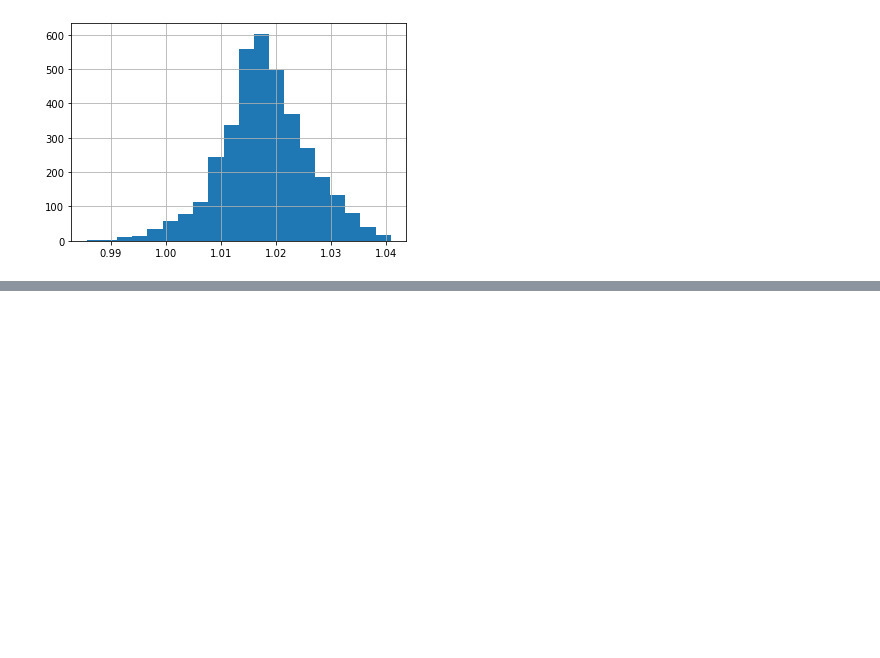
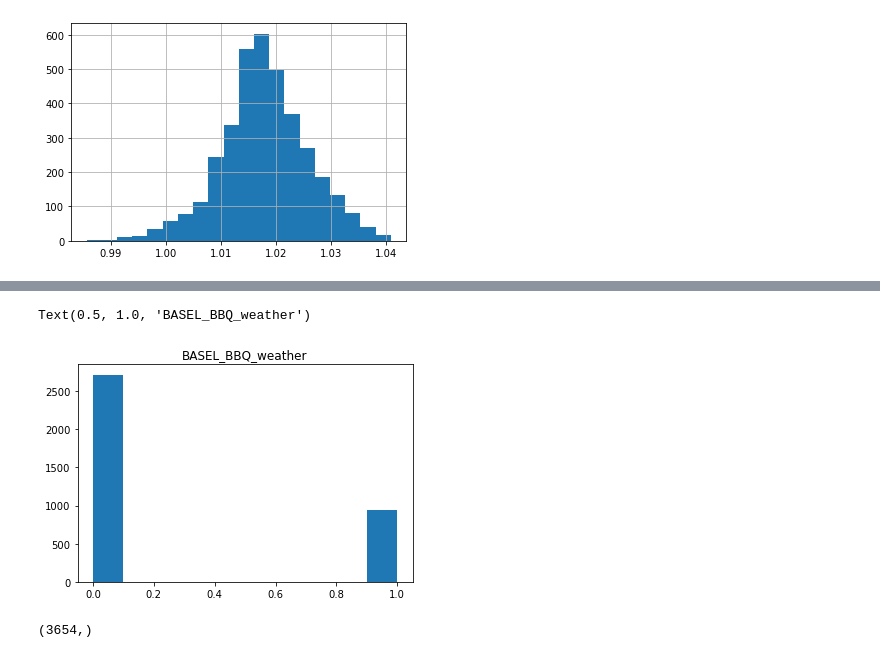
Before and after one commit to florian-huber/weather_prediction_dataset, a Jupyter notebook: notebooks/Create_weather_prediction_dataset.ipynb, the cells around one changed output, grey strips where cells are left out. Cells and saved outputs as stored; diff of their text form; code cells hidden in the pictures; blank space fills up the shorter version.

Commit message:
update and expand dataset creation notebook

```diff
--- a/notebooks/Create_weather_prediction_dataset.ipynb
+++ b/notebooks/Create_weather_prediction_dataset.ipynb
@@ -8,8 +8,7 @@ import tensorflow as tf
 from matplotlib import pyplot as plt
 # %%
 path_root = os.path.dirname(os.getcwd())
-path_data = os.path.join(path_root, "data_weather_prediction")
-path_data_ecad = os.path.join(path_root, "data_weather_prediction", "ECAD_DATA")
+path_data_ecad = os.path.join(path_root, "ECAD_DATA")
 folders = ['BASEL',
          'BUDAPEST',
          'DE_BILT',
@@ -350,0 +357,4 @@ dataset["BASEL_pressure"].hist(bins=20)
+# %%
+locations = list({x.split("_")[0] for x in dataset.columns if x not in ["MONTH", "DATE"]})
+locations.sort()
+locations
@@ -350,0 +380,18 @@ dataset["BASEL_pressure"].hist(bins=20)
+# %%
+BBQ_weather = {}
+BBQ_weather["DATE"] = dataset["DATE"].values
+#BBQ_labels = []
+
+for location in locations:
+    precipitation = None
+    temp_max = None
+    for x in dataset.columns:
+        if location in x and "precipitation" in x:
+            precipitation = dataset[x].values
+        elif location in x and "temp_max" in x:
+            temp_max = dataset[x].values
+
+        if precipitation is not None and temp_max is not None:
+            BBQ_weather[location + "_BBQ_weather"] = ((precipitation < 0.01) & (temp_max >= 18))
+            #BBQ_labels.append(location + "_BBQ_weather")
+            break
@@ -350,0 +420,11 @@ dataset["BASEL_pressure"].hist(bins=20)
+# %%
+key = "BASEL_BBQ_weather"
+plt.hist(BBQ_weather[key].astype(int))
+plt.title(key)
+# %% [output]
+Text(0.5, 1.0, 'BASEL_BBQ_weather')
+[figure, added]
+# %%
+BBQ_weather[key].shape
+# %% [output]
+(3654,)
```
Also changed, not shown: parts of 7 cells of this notebook.
